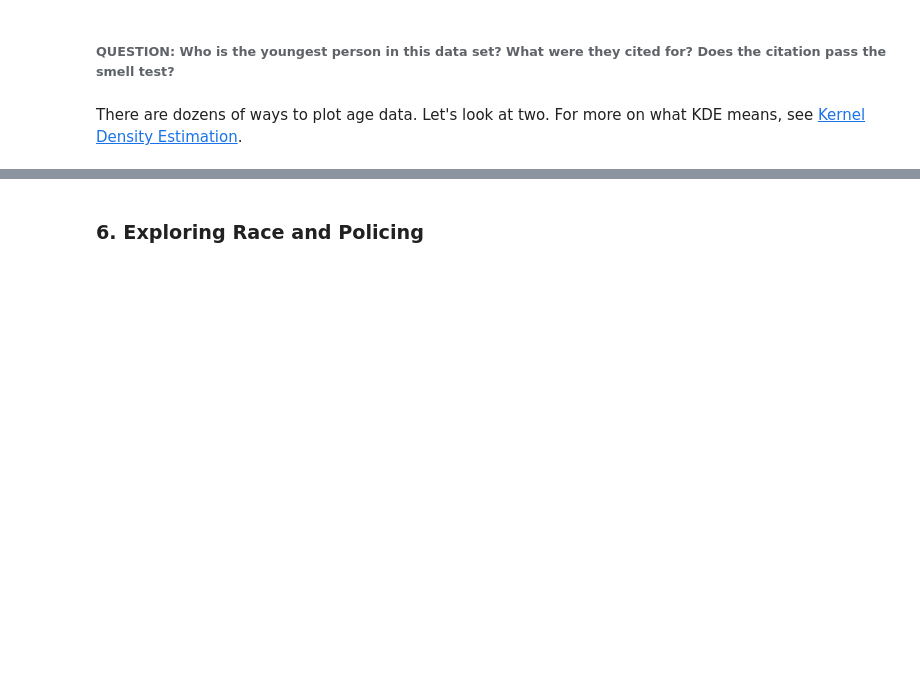
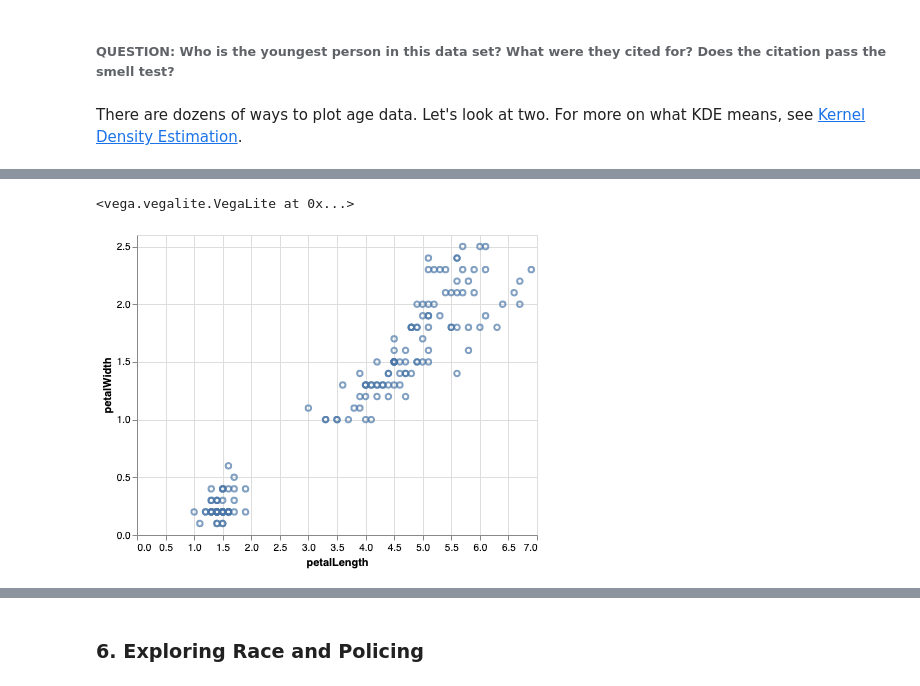
Before and after one commit to ilyagerner/pandas, a Jupyter notebook: Introduction to Exploratory Data Analysis in Python.ipynb, the cells around one changed output, grey strips where cells are left out. Saved outputs shown, nothing was run; the diff lists cells and outputs as text; code cells hidden in the pictures; blank space fills up the shorter version.

```diff
--- a/Introduction to Exploratory Data Analysis in Python.ipynb
+++ b/Introduction to Exploratory Data Analysis in Python.ipynb
@@ -399,0 +515,8 @@ md.subject_age.plot(kind='hist');
+# %%
+alt.Chart(iris).mark_point().encode(
+    x='petalLength',
+    y='petalWidth'
+)
+# %% [output]
+<vega.vegalite.VegaLite at 0x...>
+[figure, added]
```
Also changed, not shown: parts of 31 cells of this notebook.
